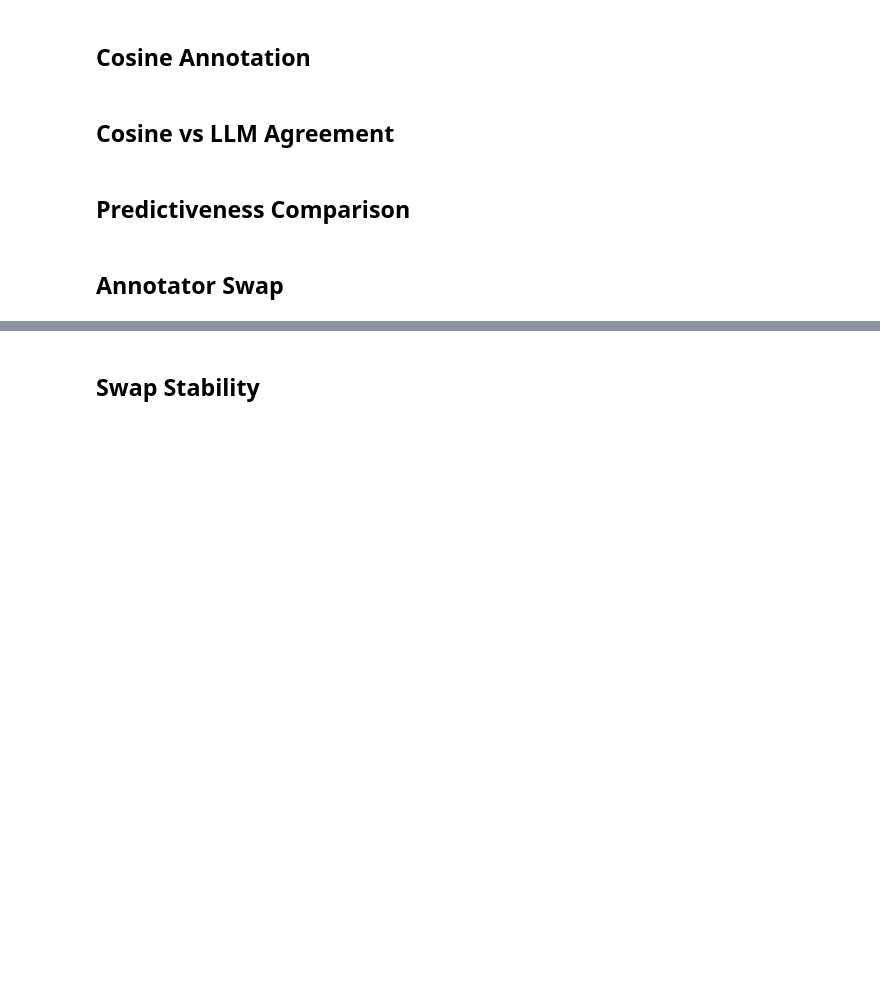
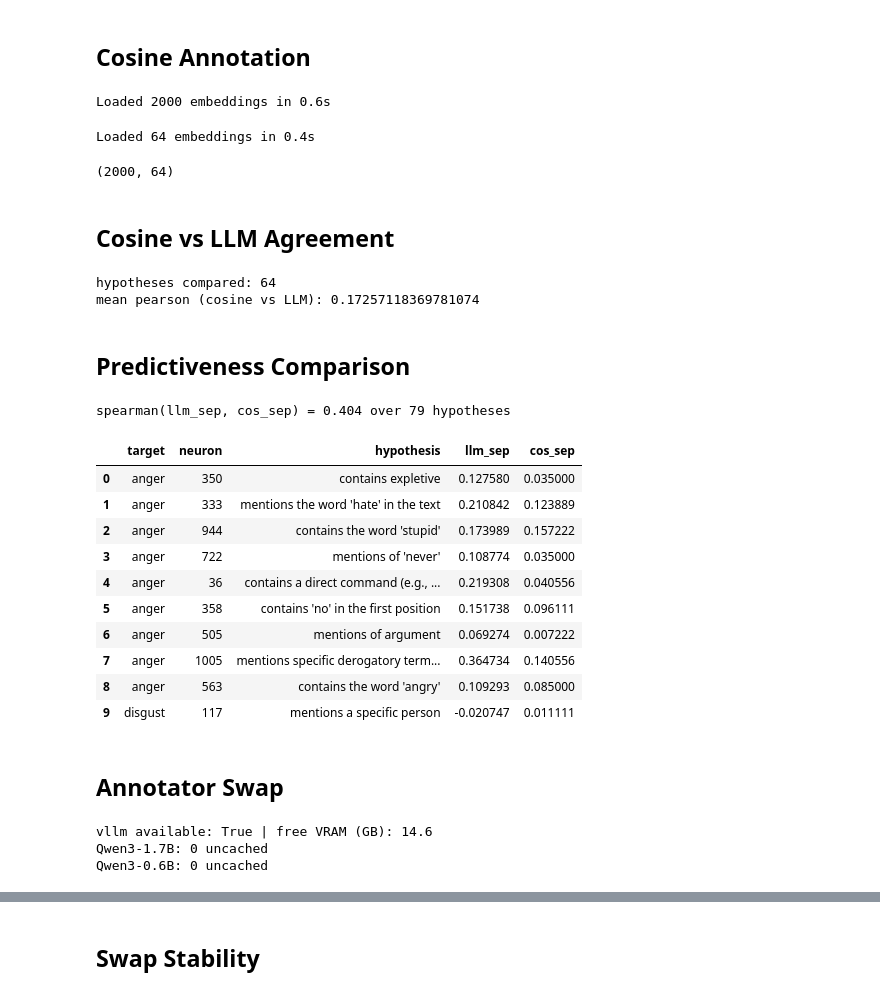
Before and after one commit to vankadaruvijayberk/HypotheSAEs, a Jupyter notebook: goemotions/03_followups.ipynb, the cells around one changed output, grey strips where cells are left out. Drawn from its saved outputs; the diff is of its cells as text; code cells hidden in the pictures; blank space fills up the shorter version.

Commit message:
Swap Results!

```diff
--- a/goemotions/03_followups.ipynb
+++ b/goemotions/03_followups.ipynb
@@ -74,8 +120,8 @@ prev.describe()
 # %% [markdown]
 ## Rescore Main Evaluation
 # %%
-# score_hypotheses fits a Logit; a hypothesis the annotator never fires on is constant,
-# collinear with the intercept -> singular matrix, inf, NaN R2. Drop those and report them.
+# score_hypotheses fits a Logit on the annotation matrix; a hypothesis the annotator
+# never fires on is constant, collinear with the intercept -> singular matrix, inf, NaN R2.
 stable, dropped_all = {}, []
 for t, neurons in selected.items():
     hyps = sorted({neuron2hyp[n] for n in neurons if n in neuron2hyp})
@@ -84,10 +130,12 @@ for t, neurons in selected.items():
     m, df, dropped = ge.score_hypotheses_stable({h: llm[h] for h in hyps},
                                                 y_true=held_targets[t].astype(float))
     dropped_all += [dict(d, target=t) for d in dropped]
-    stable[t] = None if m is None else {
-        'auroc': m.get('auroc'), 'r2': m.get('r2'),
-        'significant': m['Significant'][0], 'n_hyp': m['Significant'][1],
-        'n_dropped': len(dropped)}
+    if m is None:
+        stable[t] = None
+        continue
+    stable[t] = {'auroc': m.get('auroc'), 'r2': m.get('r2'),
+                 'significant': m['Significant'][0], 'n_hyp': m['Significant'][1],
+                 'n_dropped': len(dropped)}
 ge.log_json('12_evaluation_stable', {'per_target': stable, 'dropped': dropped_all})
 print('dropped (zero-variance / duplicate):', len(dropped_all))
-pd.DataFrame({t: v for t, v in stable.items() if v}).T
+pd.DataFrame(stable).T
@@ -105,6 +189,10 @@ H /= np.linalg.norm(H, axis=1, keepdims=True)
 COS = T @ H.T
 del te, he, T, H; ge.clear_mem()
 COS.shape
+# %% [output]
+Loaded 2000 embeddings in 0.6s
+Loaded 64 embeddings in 0.4s
+(2000, 64)
 # %% [markdown]
 ## Cosine vs LLM Agreement
 # %%
@@ -116,31 +204,49 @@ for j, h in enumerate(union_hyps):
 mean_agreement = float(np.mean(list(agree.values()))) if agree else None
 ge.log_json('09_cosine_annotation', {'mean_pearson_cosine_vs_llm': mean_agreement,
                                      'n_compared': len(agree), 'per_hypothesis': agree})
-print('compared:', len(agree), '| mean pearson (cosine vs LLM):', mean_agreement)
+print('hypotheses compared:', len(agree))
+print('mean pearson (cosine vs LLM):', mean_agreement)
+# %% [output]
+hypotheses compared: 64
+mean pearson (cosine vs LLM): 0.17257118369781074
 # %% [markdown]
 ## Predictiveness Comparison
 # %%
 def separation(a, y):
     p, n = a == 1, a == 0
     return float(y[p].mean() - y[n].mean()) if p.sum() and n.sum() else np.nan
 
 rows = []
 for t, neurons in selected.items():
     y = held_targets[t].astype(float)
     for n in neurons:
         h = neuron2hyp.get(n)
         if not h:
             continue
         j = union_hyps.index(h)
         cos_bin = (COS[:, j] >= np.quantile(COS[:, j], 0.9)).astype(int)
         rows.append({'target': t, 'neuron': n, 'hypothesis': h,
                      'llm_sep': separation(llm[h], y),
                      'cos_sep': separation(cos_bin, y)})
 cmp_df = pd.DataFrame(rows).dropna(subset=['llm_sep', 'cos_sep'])
 rho = float(spearmanr(cmp_df['llm_sep'], cmp_df['cos_sep']).correlation)
 ge.log_json('09_cosine_annotation', {'spearman_predictiveness_llm_vs_cosine': rho,
-                                     'n_pairs': len(cmp_df), 'comparison': cmp_df.to_dict('records')})
+                                     'n_pairs': len(cmp_df),
+                                     'comparison': cmp_df.to_dict('records')})
 print('spearman(llm_sep, cos_sep) =', round(rho, 3), 'over', len(cmp_df), 'hypotheses')
 cmp_df.head(10)
+# %% [output]
+spearman(llm_sep, cos_sep) = 0.404 over 79 hypotheses
+|  | target | neuron | hypothesis | llm_sep | cos_sep |
+| 0 | anger | 350 | contains expletive | 0.127580 | 0.035000 |
+| 1 | anger | 333 | mentions the word 'hate' in the text | 0.210842 | 0.123889 |
+| 2 | anger | 944 | contains the word 'stupid' | 0.173989 | 0.157222 |
+| 3 | anger | 722 | mentions of 'never' | 0.108774 | 0.035000 |
+| 4 | anger | 36 | contains a direct command (e.g., ... | 0.219308 | 0.040556 |
+| 5 | anger | 358 | contains 'no' in the first position | 0.151738 | 0.096111 |
+| 6 | anger | 505 | mentions of argument | 0.069274 | 0.007222 |
+| 7 | anger | 1005 | mentions specific derogatory term... | 0.364734 | 0.140556 |
+| 8 | anger | 563 | contains the word 'angry' | 0.109293 | 0.085000 |
+| 9 | disgust | 117 | mentions a specific person | -0.020747 | 0.011111 |
 # %% [markdown]
 ## Annotator Swap
@@ -162,0 +253,24 @@ print('free VRAM (GB):', ge.gpu_free_gb())
+# %%
+import importlib.util
+from google.colab import userdata
+try:
+    tok = userdata.get('HF_TOKEN')
+    if tok:
+        os.environ['HF_TOKEN'] = tok
+except Exception:
+    pass
+
+# name -> (served model, cache name). Qwen3-1.7B was annotated in notebook 02.
+ANNOTATORS = {
+    'Qwen3-1.7B': ('Qwen/Qwen3-1.7B', 'goemotions_heldout'),
+    'Qwen3-0.6B': ('Qwen/Qwen3-0.6B', 'swap_Qwen3-0.6B'),
+}
+HAVE_VLLM = importlib.util.find_spec('vllm') is not None
+print('vllm available:', HAVE_VLLM, '| free VRAM (GB):', ge.gpu_free_gb())
+for name, (model, cname) in ANNOTATORS.items():
+    print(f'{name}: {ge.annotation_cache_missing(cname, union_hyps, held_texts)} uncached')
+ge.kill_stray_vllm()
+# %% [output]
+vllm available: True | free VRAM (GB): 14.6
+Qwen3-1.7B: 0 uncached
+Qwen3-0.6B: 0 uncached
```
Also changed, not shown: parts of 11 cells of this notebook.
